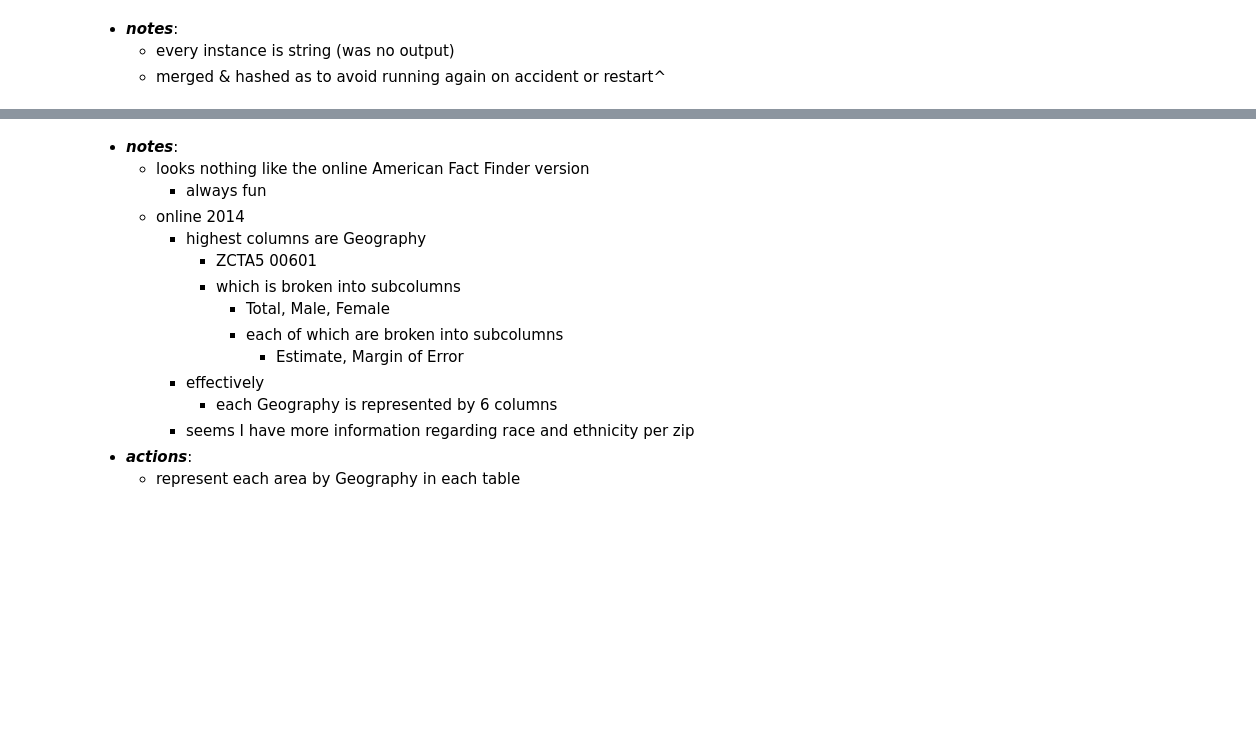
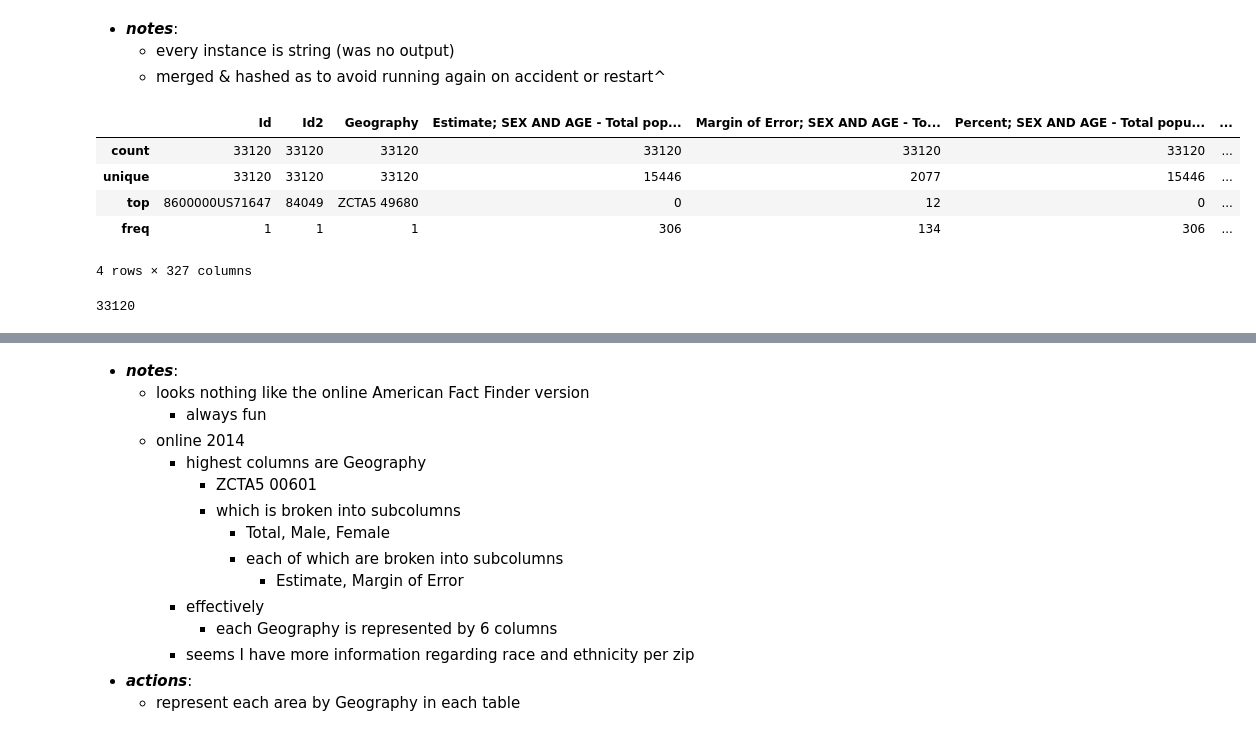
Before and after one commit to gumdropsteve/population_prophet, a Jupyter notebook: exploratory-data-analysis/acs_5yr_2011-2017_age_sex.ipynb, the cells around one changed output, grey strips where cells are left out. Saved outputs shown, nothing was run; the diff lists cells and outputs as text; code cells hidden in the pictures; blank space fills up the shorter version.

```diff
--- a/exploratory-data-analysis/acs_5yr_2011-2017_age_sex.ipynb
+++ b/exploratory-data-analysis/acs_5yr_2011-2017_age_sex.ipynb
@@ -6,7 +6,7 @@ import random
 # %%
 # default cleaning method until proven otherwise
 
-def clean_census_frame(csv_path , head=False):
+def clean_census_frame(csv_path , head=False , reset=True):
     '''
     inputs)
         >> csv_path
@@ -17,6 +17,11 @@ def clean_census_frame(csv_path , head=False):
                     > integer
                         >> returns the first {head} rows (using .head() method)
                             > instead of enitre dataframe
+        >> reset
+            > default=True
+                >> resets index after taking out rows
+            > if set to False
+                >> will not reset index
     output)
         >> dataframe cleaned like 2000 Census age&sex by 5-digit Zip Code (also how 2010 for same is cleaned)
     how)
@@ -43,9 +48,12 @@ def clean_census_frame(csv_path , head=False):
     # reset column names to current 0th row values
     _df.columns = _df.iloc[0]
     # new 2000 dataframe without row where values are from
-    _df = _df[1:]
-    # reset index
-    clean_df = _df.reset_index()
+    clean_df = _df[1:]
+
+    # default
+    if reset==True:
+        # reset index
+        clean_df = clean_df.reset_index()
 
     if head:
         # return first {head} rows of dataframe
@@ -87,0 +98,16 @@ test = pd.read_csv('../data/acs/aff_download/ACS_14_5YR_DP05_with_ann.csv',low_m
+# %%
+test = clean_census_frame('../data/acs/aff_download/ACS_14_5YR_DP05_with_ann.csv',reset=False)
+# %%
+test.describe()
+# %% [output]
+|  | Id | Id2 | Geography | Estimate; SEX AND AGE - Total pop... | Margin of Error; SEX AND AGE - To... | Percent; SEX AND AGE - Total popu... | ... |
+| count | 33120 | 33120 | 33120 | 33120 | 33120 | 33120 | ... |
+| unique | 33120 | 33120 | 33120 | 15446 | 2077 | 15446 | ... |
+| top | 8600000US71647 | 84049 | ZCTA5 49680 | 0 | 12 | 0 | ... |
+| freq | 1 | 1 | 1 | 306 | 134 | 306 | ... |
+4 rows × 327 columns
+# %%
+len(ID[col_names[_]])
+# ID[col_names[_]][33120] == ID[col_names[_]][33120]
+# %% [output]
+33120
```
Also changed, not shown: parts of 6 cells of this notebook.
